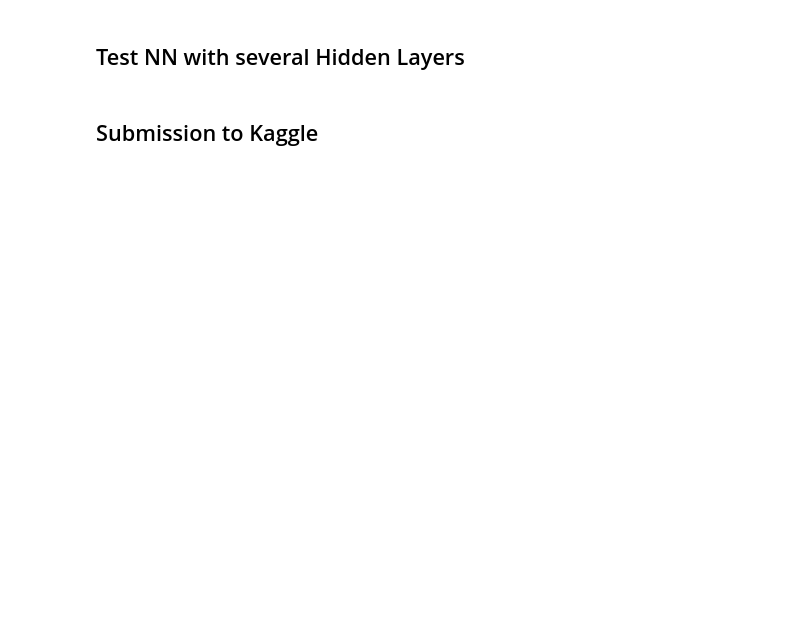
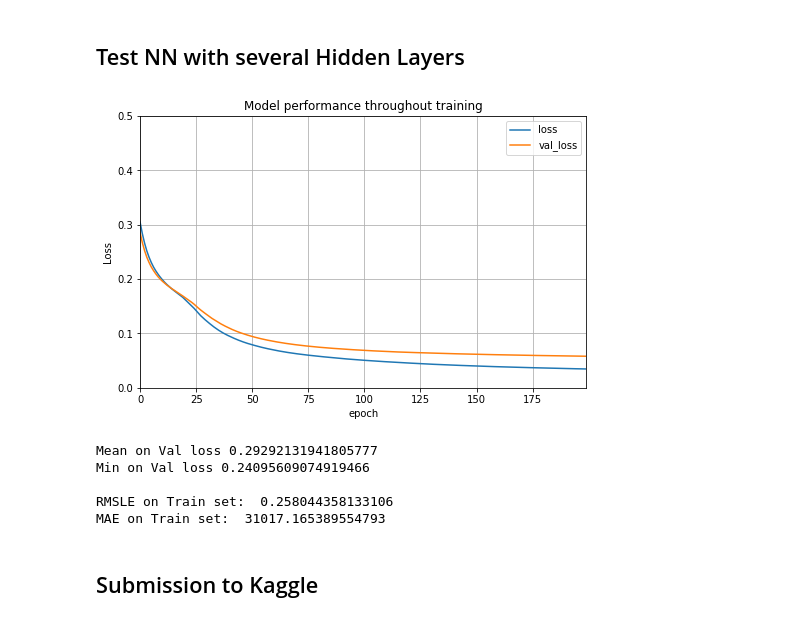
Before and after one commit to Simplon-IA-Bdx-1/house-prices-aro-clement, a Jupyter notebook: HousePrices_ar.ipynb, the cells around one changed output. Cells and saved outputs as stored; diff of their text form; code cells hidden in the pictures; blank space fills up the shorter version.

```diff
--- a/HousePrices_ar.ipynb
+++ b/HousePrices_ar.ipynb
@@ -753,10 +876,10 @@ from keras import regularizers
 #to generate the same number every time you need to pass the same seed value every time
 #Make results reproducible -> fix seed of TensorFlow's random number generator
 from numpy import random as np_random
-SEED = 42
-np_random.seed(SEED)
+keras.backend.clear_session()
+np_random.seed(42)
 from tensorflow import random as tf_random
-tf_random.set_seed(SEED)
+tf_random.set_seed(42)
 
 
 
@@ -778,11 +901,11 @@ y_train_log_transf = scaler.fit_transform(y_train_log)
 n_input = X_train.shape[1]
 model = Sequential([
     Input(shape=n_input),
-    Dense(n_input, activation='relu'),
-    Dense(n_input, activation='relu'),
-    Dense(n_input, activation='relu'),
-    Dense(n_input, activation='relu'),
- #  Dense(n_input, activation='relu'),
+    Dense(n_input/2,activation='relu'),
+    Dense(n_input/3, activation='relu'),
+#    Dense(n_input/4, activation='relu'),
+#    Dense(n_input, activation='relu'),
+#   Dense(n_input/2, activation='relu'),
     Dense(1)
 ])
 
@@ -805,33 +928,40 @@ history = model.fit(X_train_transf,
 
 import pandas as pd
 import numpy as np
 
 pd.DataFrame(history.history).plot(figsize=(8, 5))
 plt.grid(True)
 #plt.gca().set_ylim(0, 1)
 plt.title('Model performance throughout training')
 plt.ylim(0,0.5)
 plt.ylabel('Loss')
 plt.xlabel('epoch')
 plt.show()
 
 meanValLoss = np.mean(np.sqrt(history.history['val_loss']))
 minValLoss = np.min(np.sqrt(history.history['val_loss']))
 print('Mean on Val loss',meanValLoss )
 print('Min on Val loss',minValLoss )
 print()
 
 from sklearn.preprocessing import StandardScaler
 from sklearn import metrics
 
 y_train_predict_log_transf = model.predict(X_train_transf)
 scaler = StandardScaler()
 y_train_log_transf_xxx = scaler.fit_transform(np.log(y_train))
 y_train_predict_log  = scaler.inverse_transform(y_train_predict_log_transf)
 y_train_predict  = np.exp(y_train_predict_log)
 
 print('RMSLE on Train set: ', np.sqrt(metrics.mean_squared_log_error(y_train, y_train_predict)))
 print('MAE on Train set: ', metrics.mean_absolute_error(y_train, y_train_predict))
+# %% [output]
+[figure, added]
+Mean on Val loss 0.29292131941805777
+Min on Val loss 0.24095609074919466
+
+RMSLE on Train set:  0.258044358133106
+MAE on Train set:  31017.165389554793
 # %% [markdown]
 ## Submission to Kaggle
 # %%
```
Also changed, not shown: parts of 26 cells of this notebook.
